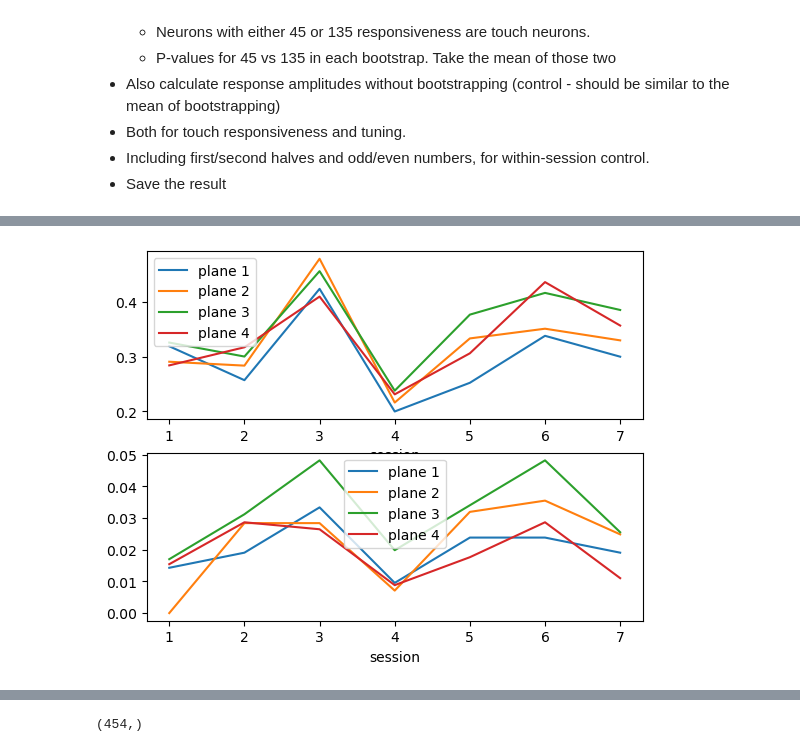
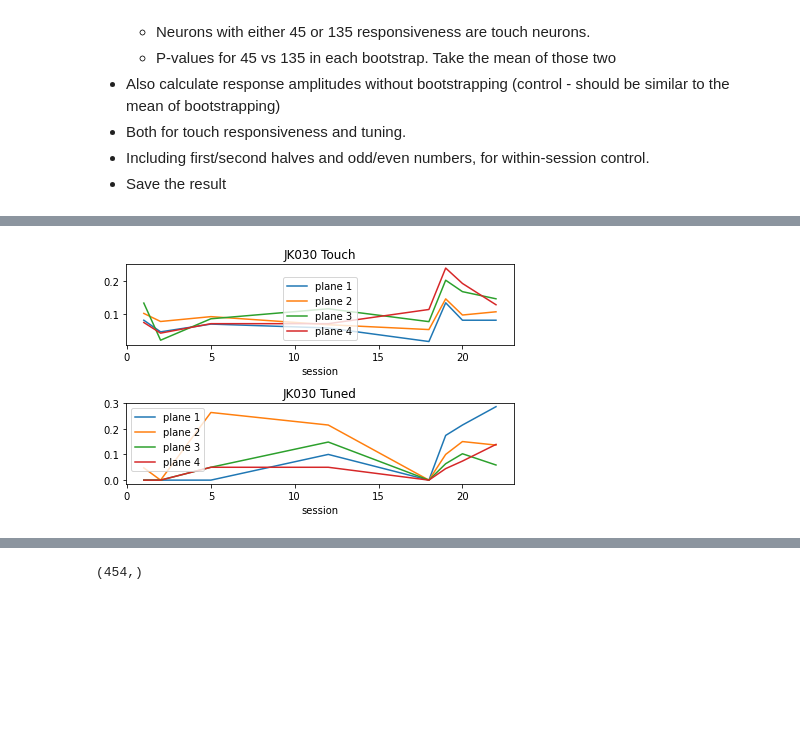
Before and after one commit to jkim0731/Neural-stretching-in-vS1, a Jupyter notebook: 230228_touch_tuned_prop_analysis_01.ipynb, the cells around one changed output, grey strips where cells are left out. Drawn from its saved outputs; the diff is of its cells as text; code cells hidden in the pictures; blank space fills up the shorter version.

```diff
--- a/230228_touch_tuned_prop_analysis_01.ipynb
+++ b/230228_touch_tuned_prop_analysis_01.ipynb
@@ -40,9 +50,12 @@ planes = range(1,9)
 if socket.gethostname() == 'OSXLTR6HX40':
     save_dir_base = Path('/Users/jinho.kim/Dropbox/Works/Projects/2020 Neural stretching in S1/Results')
     data_dir_base = Path('/Users/jinho.kim/Dropbox/Works/Projects/2020 Neural stretching in S1/Data')
-else:
+elif socket.gethostname() == 'HNB228-LABPC6':  # 64 core
     save_dir_base = Path(r'C:\Users\shires\Dropbox\Works\Projects\2020 Neural stretching in S1\Results')
     data_dir_base = Path(r'C:\Users\shires\Dropbox\Works\Projects\2020 Neural stretching in S1\Data')
+else:
+    save_dir_base = Path(r'C:\Users\jinho\Dropbox\Works\Projects\2020 Neural stretching in S1\Results')
+    data_dir_base = Path(r'C:\Users\jinho\Dropbox\Works\Projects\2020 Neural stretching in S1\Data')
 h5_dir = data_dir_base / 'h5'
 # %%
 # Function calculating correct rate
@@ -55,7 +68,7 @@ def calculate_correct_rate(wb_df):
     num_answer = num_correct + num_wrong
     assert num_correct + num_wrong + num_miss == num_trials
     answer_rate = 1 - num_miss / num_trials
-    correct_rate = num_correct / num_trials
+    correct_rate = num_correct / num_answer
     return correct_rate, num_answer, answer_rate
 # %%
 # # Making crude tourh response dataframes
@@ -893,3 +906,8 @@ def get_touch_responses(wb_df, events_zscore, trial_start_buffer_frame=3):
     return pre_pole_activity, pre_answer_response, post_answer_response, post_pole_activity, \
         num_pre_answer_touch, num_post_answer_touch, touch_trial_nums, \
         pre_pole_length, angle, correct, num_trials
+# %%
+session_num=4
+wb_pkl_fn = f'JK{mouse:03d}_S{session_num:02d}_plane{plane}_frame_whisker_behavior.pkl'
+plane_dir = h5_dir / f'{mouse:03d}' / f'plane_{plane}'
+wb_df = pd.read_pickle(plane_dir / wb_pkl_fn)
@@ -1448,31 +1465,33 @@ Index(['plane', 'session', 'pre_pole_activity', 'pre_answer_response',
 # %%
-mouse = 27
+mouse = 30
 volume = 0
+planes = range(1,5) if volume==0 else range(5,9)
 
 p_threshold = 0.01
-load_fn = f'JK{mouse:03d}_volume{volume}_2angle_touch_response_ttest.pkl'
+load_fn = f'JK{mouse:03d}_volume{volume}_2angle_touch_response_bootstrapped_ttest.pkl'
 tr_volume = pd.read_pickle(save_dir_base / load_fn)
 tr_volume['ind_touch_45_pre'] = tr_volume.p_45_pre.apply(lambda x: np.where(x < p_threshold)[0])
 tr_volume['ind_touch_135_pre'] = tr_volume.p_135_pre.apply(lambda x: np.where(x < p_threshold)[0])
 tr_volume['ind_touch_pre'] = tr_volume.apply(lambda x: np.union1d(x.ind_touch_45_pre, x.ind_touch_135_pre), axis=1)
 tr_volume['ind_touch_45_post'] = tr_volume.p_45_post.apply(lambda x: np.where(x < p_threshold)[0])
 tr_volume['ind_touch_135_post'] = tr_volume.p_135_post.apply(lambda x: np.where(x < p_threshold)[0])
 tr_volume['ind_touch_post'] = tr_volume.apply(lambda x: np.union1d(x.ind_touch_45_post, x.ind_touch_135_post), axis=1)
 tr_volume['ind_tuned_pre'] = tr_volume.apply(lambda x: np.intersect1d(np.where(x.p_45_135_pre < p_threshold)[0], x.ind_touch_pre), axis=1)
 tr_volume['ind_tuned_post'] = tr_volume.apply(lambda x: np.intersect1d(np.where(x.p_45_135_post < p_threshold)[0], x.ind_touch_post), axis=1)
 tr_volume['num_touch_pre'] = tr_volume.ind_touch_pre.apply(lambda x: len(x))
 tr_volume['num_touch_post'] = tr_volume.ind_touch_post.apply(lambda x: len(x))
 tr_volume['num_tuned_pre'] = tr_volume.ind_tuned_pre.apply(lambda x: len(x))
 tr_volume['num_tuned_post'] = tr_volume.ind_tuned_post.apply(lambda x: len(x))
 tr_volume['prop_touch_pre'] = tr_volume.num_touch_pre / tr_volume.num_cells
 tr_volume['prop_touch_post'] = tr_volume.num_touch_post / tr_volume.num_cells
-tr_volume['prop_tuned_pre'] = tr_volume.num_tuned_pre / tr_volume.num_cells
-tr_volume['prop_tuned_post'] = tr_volume.num_tuned_post / tr_volume.num_cells
+tr_volume['prop_tuned_pre'] = tr_volume.num_tuned_pre / tr_volume.num_touch_pre
+tr_volume['prop_tuned_post'] = tr_volume.num_tuned_post / tr_volume.num_touch_post
 
 fig, ax = plt.subplots(2,1)
-for plane in range(1,5):
-    tr_volume.query('plane == @plane').plot(x='session', y='prop_touch_pre', ax=ax[0], label=f'plane {plane}')
-    tr_volume.query('plane == @plane').plot(x='session', y='prop_tuned_pre', ax=ax[1], label=f'plane {plane}')
+for plane in planes:
+    tr_volume.query('plane == @plane').plot(x='session', y='prop_touch_pre', ax=ax[0], label=f'plane {plane}', title=f'JK{mouse:03d} Touch')
+    tr_volume.query('plane == @plane').plot(x='session', y='prop_tuned_pre', ax=ax[1], label=f'plane {plane}', title=f'JK{mouse:03d} Tuned')
+fig.tight_layout()
 # %% [output]
-[figure, old version]
+[figure, new version]
 # %%
```
Also changed, not shown: parts of 25 cells of this notebook, 30 other files.
